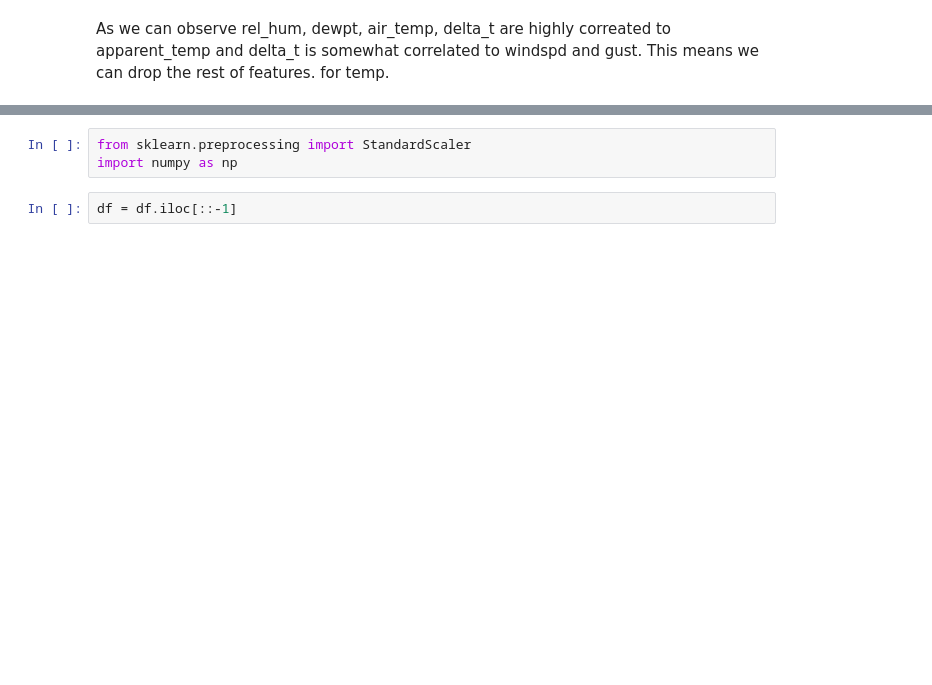
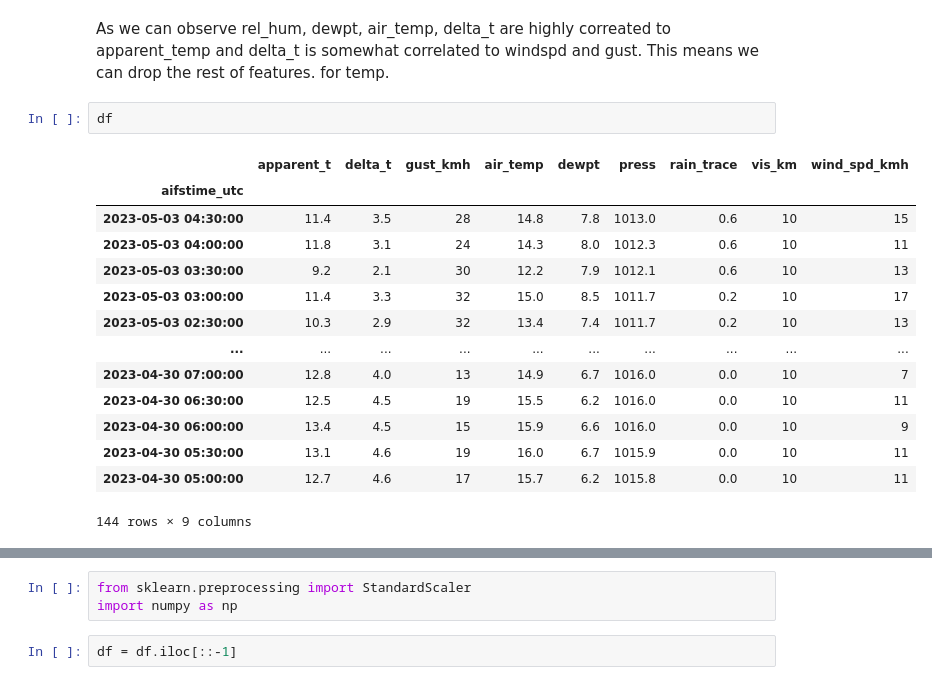
Before and after one commit to Muckthebuck/2023-Energy-kit, a Jupyter notebook: complete_temp.ipynb, the cells around one changed output, grey strips where cells are left out. Saved outputs shown, nothing was run; the diff lists cells and outputs as text; blank space fills up the shorter version.

```diff
--- a/complete_temp.ipynb
+++ b/complete_temp.ipynb
@@ -30,5 +45,22 @@ plt.show()
 # %% [markdown]
 As we can observe rel_hum, dewpt, air_temp, delta_t are highly correated to apparent_temp and delta_t is somewhat correlated to windspd and gust. This means we can drop the rest of features. for temp.
+# %%
+df
+# %% [output]
+|  | apparent_t | delta_t | gust_kmh | air_temp | dewpt | press | rain_trace | vis_km | wind_spd_kmh |
+| aifstime_utc |  |  |  |  |  |  |  |  |  |
+| 2023-05-03 04:30:00 | 11.4 | 3.5 | 28 | 14.8 | 7.8 | 1013.0 | 0.6 | 10 | 15 |
+| 2023-05-03 04:00:00 | 11.8 | 3.1 | 24 | 14.3 | 8.0 | 1012.3 | 0.6 | 10 | 11 |
+| 2023-05-03 03:30:00 | 9.2 | 2.1 | 30 | 12.2 | 7.9 | 1012.1 | 0.6 | 10 | 13 |
+| 2023-05-03 03:00:00 | 11.4 | 3.3 | 32 | 15.0 | 8.5 | 1011.7 | 0.2 | 10 | 17 |
+| 2023-05-03 02:30:00 | 10.3 | 2.9 | 32 | 13.4 | 7.4 | 1011.7 | 0.2 | 10 | 13 |
+| ... | ... | ... | ... | ... | ... | ... | ... | ... | ... |
+| 2023-04-30 07:00:00 | 12.8 | 4.0 | 13 | 14.9 | 6.7 | 1016.0 | 0.0 | 10 | 7 |
+| 2023-04-30 06:30:00 | 12.5 | 4.5 | 19 | 15.5 | 6.2 | 1016.0 | 0.0 | 10 | 11 |
+| 2023-04-30 06:00:00 | 13.4 | 4.5 | 15 | 15.9 | 6.6 | 1016.0 | 0.0 | 10 | 9 |
+| 2023-04-30 05:30:00 | 13.1 | 4.6 | 19 | 16.0 | 6.7 | 1015.9 | 0.0 | 10 | 11 |
+| 2023-04-30 05:00:00 | 12.7 | 4.6 | 17 | 15.7 | 6.2 | 1015.8 | 0.0 | 10 | 11 |
+144 rows × 9 columns
 # %%
 # Plot the time series
 plt.style.use('fivethirtyeight')
```
Also changed, not shown: parts of 13 cells of this notebook, 2 other files.
